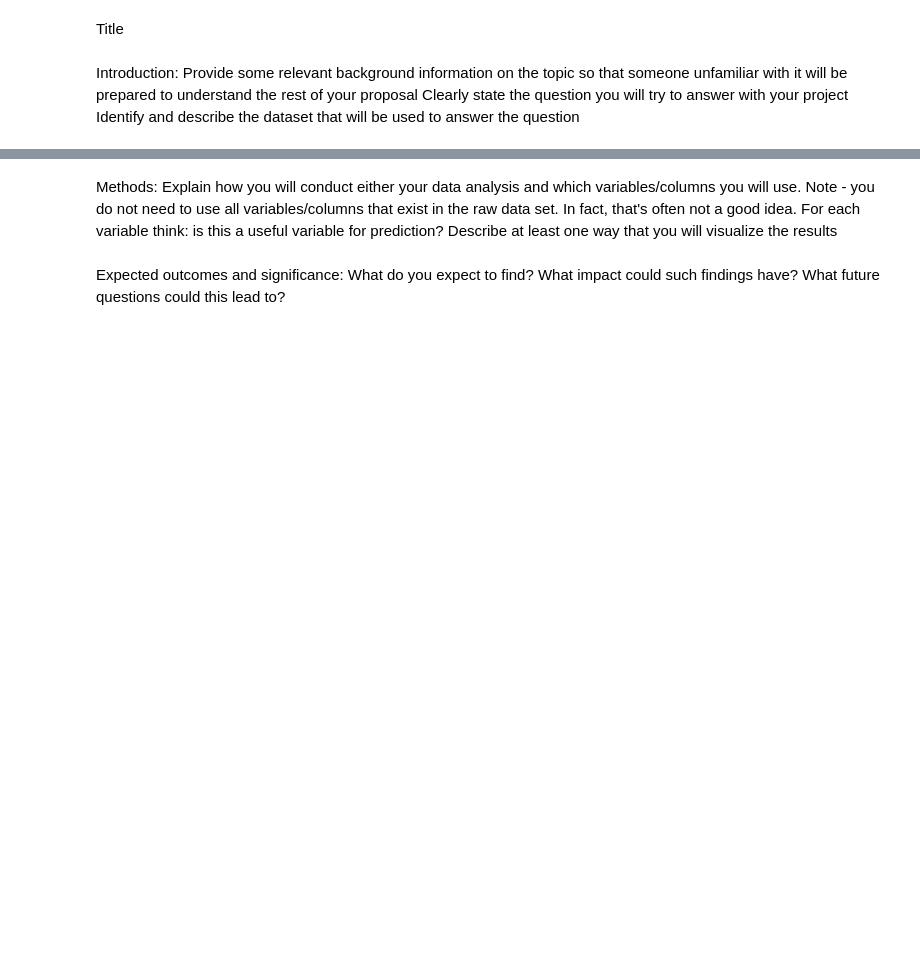
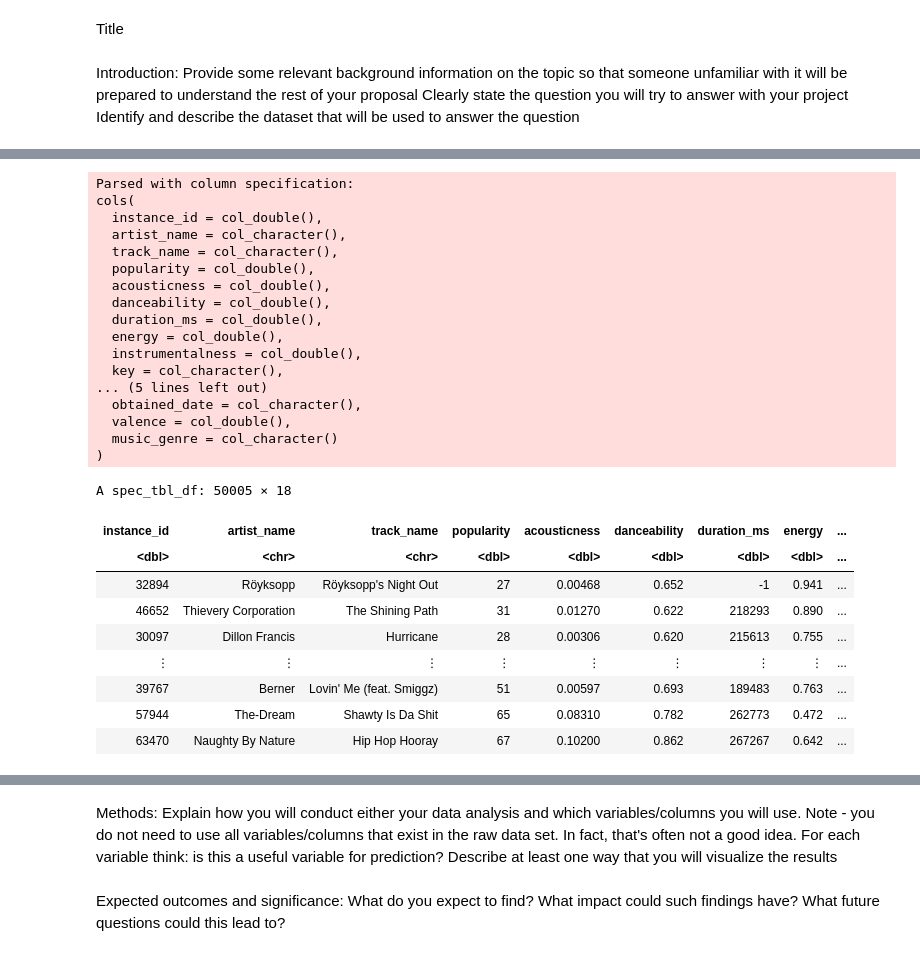
Before and after one commit to Lollipop-27/DCSI100-Project, a Jupyter notebook: Proposal.ipynb, the cells around one changed output, grey strips where cells are left out. Cells and saved outputs as stored; diff of their text form; code cells hidden in the pictures; blank space fills up the shorter version.

```diff
--- a/Proposal.ipynb
+++ b/Proposal.ipynb
@@ -13,0 +37,32 @@ Using only training data, visualize the data with at least one plot relevant to
+# %%
+### data is read from online
+data <- read_csv(file = "data/music_genre.csv")
+data
+# %% [output]
+Parsed with column specification:
+cols(
+  instance_id = col_double(),
+  artist_name = col_character(),
+  track_name = col_character(),
+  popularity = col_double(),
+  acousticness = col_double(),
+  danceability = col_double(),
+  duration_ms = col_double(),
+  energy = col_double(),
+  instrumentalness = col_double(),
+  key = col_character(),
+... (5 lines left out)
+  obtained_date = col_character(),
+  valence = col_double(),
+  music_genre = col_character()
+)
+A spec_tbl_df: 50005 × 18
+| instance_id | artist_name | track_name | popularity | acousticness | danceability | duration_ms | energy | ... |
+| <dbl> | <chr> | <chr> | <dbl> | <dbl> | <dbl> | <dbl> | <dbl> | ... |
+| 32894 | Röyksopp | Röyksopp's Night Out | 27 | 0.00468 | 0.652 | -1 | 0.941 | ... |
+| 46652 | Thievery Corporation | The Shining Path | 31 | 0.01270 | 0.622 | 218293 | 0.890 | ... |
+| 30097 | Dillon Francis | Hurricane | 28 | 0.00306 | 0.620 | 215613 | 0.755 | ... |
+| ⋮ | ⋮ | ⋮ | ⋮ | ⋮ | ⋮ | ⋮ | ⋮ | ... |
+| 39767 | Berner | Lovin' Me (feat. Smiggz) | 51 | 0.00597 | 0.693 | 189483 | 0.763 | ... |
+| 57944 | The-Dream | Shawty Is Da Shit | 65 | 0.08310 | 0.782 | 262773 | 0.472 | ... |
+| 63470 | Naughty By Nature | Hip Hop Hooray | 67 | 0.10200 | 0.862 | 267267 | 0.642 | ... |
```
Also changed, not shown: parts of 11 cells of this notebook, 1 other file.
